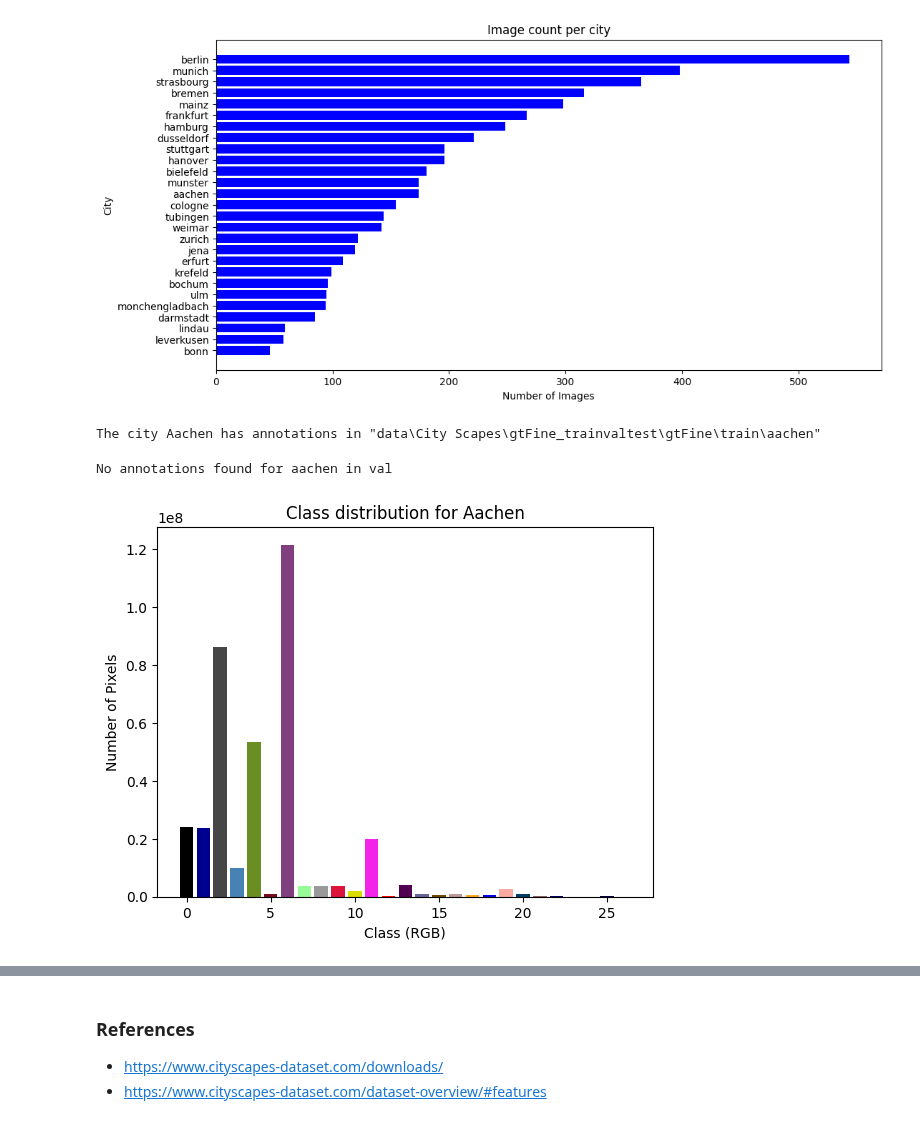
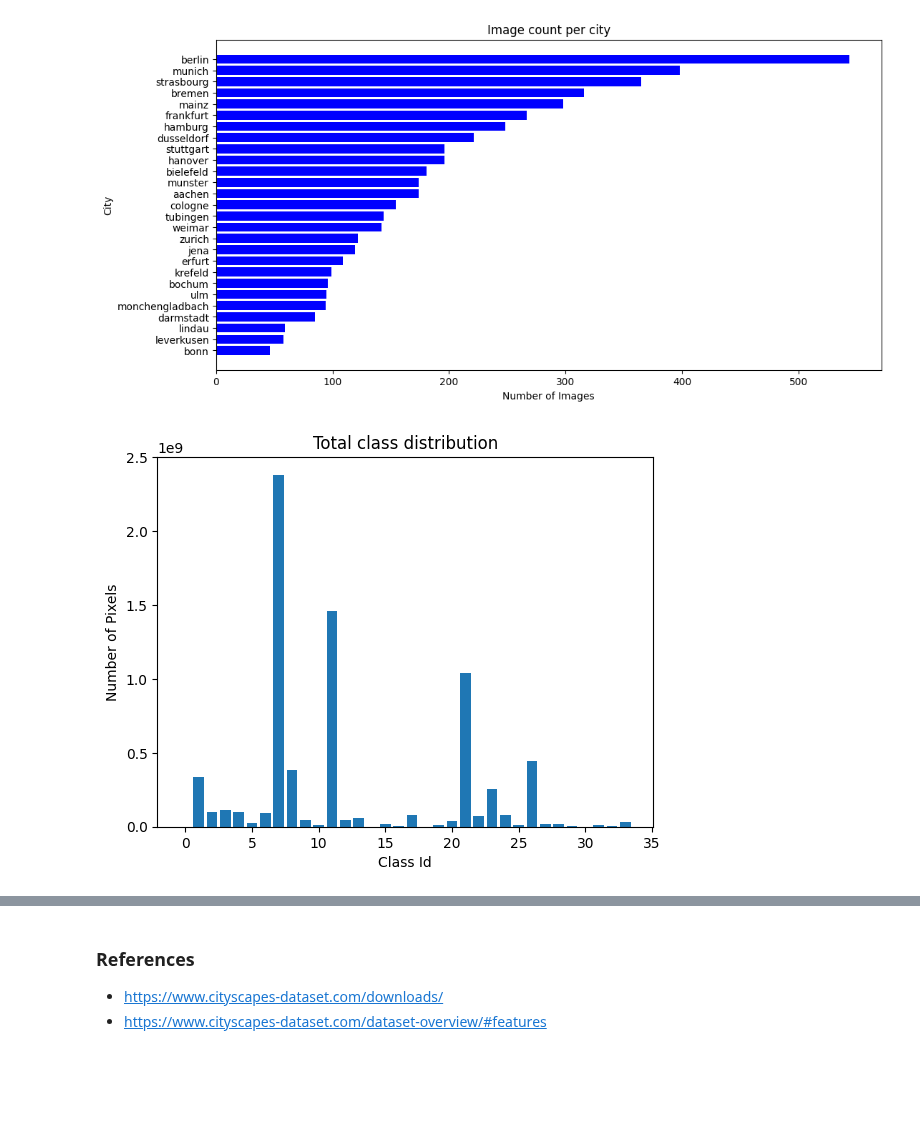
Before and after one commit to lucauhl/Semantic-Segmentation-Traffic-Scenes, a Jupyter notebook: city_scapes/data_understanding.ipynb, the cells around one changed output, grey strips where cells are left out. Saved outputs shown, nothing was run; the diff lists cells and outputs as text; code cells hidden in the pictures; blank space fills up the shorter version.

Commit message:
Created different plots for visualizing the class distributions and trainId distributions

```diff
--- a/city_scapes/data_understanding.ipynb
+++ b/city_scapes/data_understanding.ipynb
@@ -94,7 +94,7 @@ def get_img_size(data_path):
         height, width, channels = sample_img.shape
         print(f"Size of sample image: {width}x{height}x{channels} (Width, Height, Channels); Sampled from {split_path.name}/{cities[0].name}")
 
-def get_class_dist_for_city(data_path, city):
+def get_class_dist_for_city_rgb(data_path, city):
     # skip test split because it has no annotations (only dummy images)
     splits = ["train", "val"]
     label_path = data_path / "gtFine_trainvaltest/gtFine"
@@ -184,21 +227,18 @@ plt.title("Image count per city")
 plt.show()
 # %% [output]
 [figure]
-# %%
-class_dict_aachen = get_class_dist_for_city(data_path, "aachen")
-# %% [output]
-The city Aachen has annotations in "data\City Scapes\gtFine_trainvaltest\gtFine\train\aachen"
-No annotations found for aachen in val
-# %%
-colors = list(class_dict_aachen.keys())
-counts = list(class_dict_aachen.values())
-rgb_colors = [np.array(color)/255 for color in colors]
-
-x_values = range(len(colors))
-plt.bar(x_values, counts, color=rgb_colors)
-plt.title(f"Class distribution for Aachen")
-plt.xlabel("Class (RGB)")
-plt.ylabel("Number of Pixels")
-plt.show()
-# %% [output]
-[figure, removed]
+# %%
+data_path = Path("../data/Cityscapes")
+class_dict_total = get_class_dist_for_dataset(data_path)
+
+# Sort by id
+sorted_items = sorted(class_dict_total.items(), key=lambda x: x[0])
+labels, counts = zip(*sorted_items)
+
+plt.bar(labels, counts)
+plt.title("Total class distribution")
+plt.xlabel("Class Id")
+plt.ylabel("Number of Pixels")
+plt.show()
+# %% [output]
+[figure, added]
```
Also changed, not shown: parts of 7 cells of this notebook.
